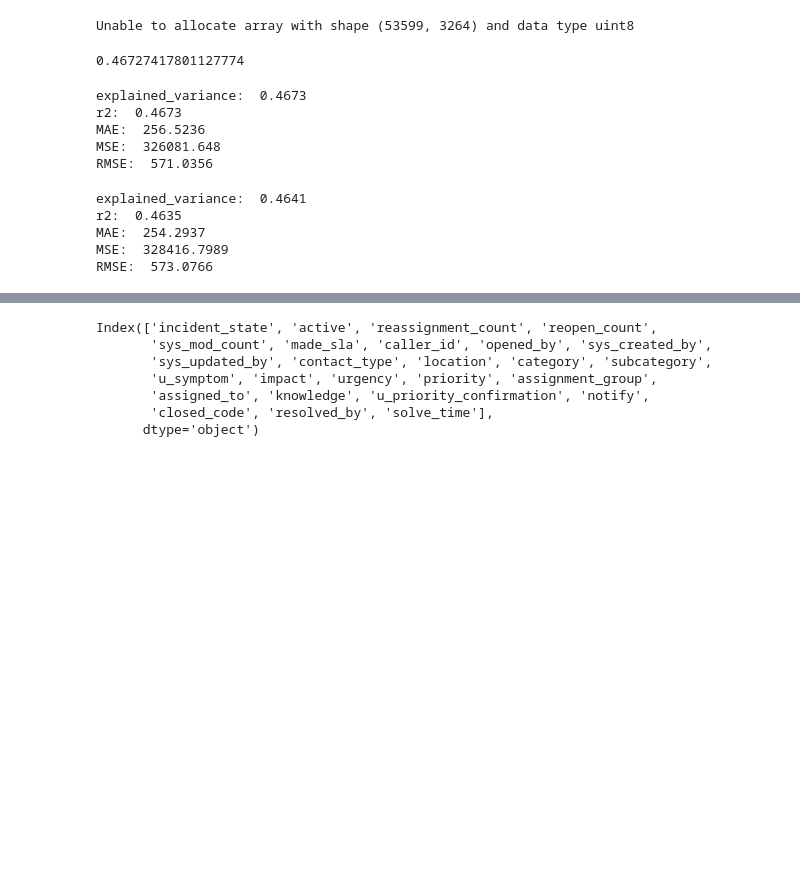
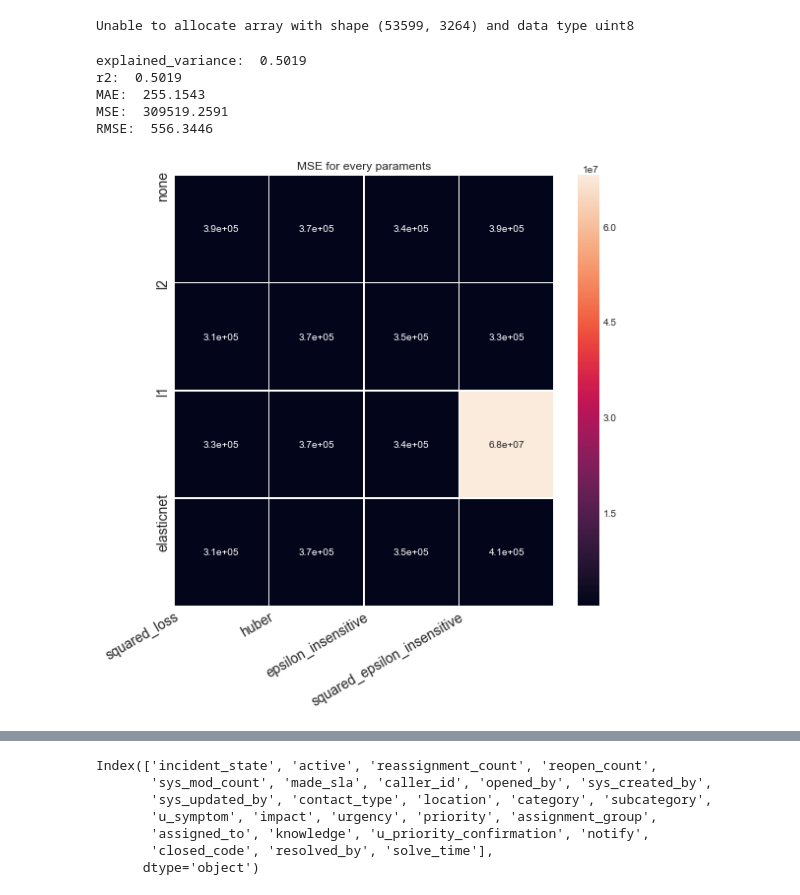
Before and after one commit to chen-assert/MLclass, a Jupyter notebook: project1/pro1.ipynb, the cells around one changed output, grey strips where cells are left out. Drawn from its saved outputs; the diff is of its cells as text; code cells hidden in the pictures; blank space fills up the shorter version.

```diff
--- a/project1/pro1.ipynb
+++ b/project1/pro1.ipynb
@@ -380,45 +399,11 @@ x_train, x_test, y_train, y_test = train_test_split(x_linear_regression, y, test
 from sklearn import linear_model
 linreg = linear_model.LinearRegression()
 reg=linreg.fit(x_train,y_train)
-reg.score(x_test, y_test)
+regression_results(y_test, reg.predict(x_test))
+#comment: the LinearRegression does not have significant parameters to adjust
 # %% [output]
-0.46727417801127774
+explained_variance:  0.5019
+r2:  0.5019
+MAE:  255.1543
+MSE:  309519.2591
+RMSE:  556.3446
-# %%
-import sklearn.metrics as metrics
-def regression_results(y_true, y_pred):
-    # Regression metrics
-    explained_variance=metrics.explained_variance_score(y_true, y_pred)
-    mean_absolute_error=metrics.mean_absolute_error(y_true, y_pred)
-    mse=metrics.mean_squared_error(y_true, y_pred)
-    #mean_squared_log_error=metrics.mean_squared_log_error(y_true, y_pred)
-    median_absolute_error=metrics.median_absolute_error(y_true, y_pred)
-    r2=metrics.r2_score(y_true, y_pred)
-
-    print('explained_variance: ', round(explained_variance,4))
-    #print('mean_squared_log_error: ', round(mean_squared_log_error,4))
-    print('r2: ', round(r2,4))
-    print('MAE: ', round(mean_absolute_error,4))
-    print('MSE: ', round(mse,4))
-    print('RMSE: ', round(np.sqrt(mse),4))
-regression_results(y_test, reg.predict(x_test))
-# %% [output]
-explained_variance:  0.4673
-r2:  0.4673
-MAE:  256.5236
-MSE:  326081.648
-RMSE:  571.0356
-# %%
-#SGDRegressor
-sgdreg=linear_model.SGDRegressor()
-reg2=sgdreg.fit(x_train,y_train)
-reg2.score(x_test, y_test)
-regression_results(y_test, reg2.predict(x_test))
-#comment: after some modifying parament, I found the hyperparament don't have much impact in these two regressors
-#I consider maybe the dropped features still contain lots of information
-#and we shouldn't drop them directly
-# %% [output]
-explained_variance:  0.4641
-r2:  0.4635
-MAE:  254.2937
-MSE:  328416.7989
-RMSE:  573.0766
@@ -424,0 +423,21 @@ RMSE:  573.0766
+# %%
+import seaborn as sns
+harvest_np = np.array(harvest)
+fig, ax = plt.subplots(figsize=(8,8))
+
+ax=sns.heatmap(harvest_np, annot=True,  linewidths=.5)
+# We want to show all ticks...
+ax.set_xticks(np.arange(len(LOSS)))
+ax.set_yticks(np.arange(len(PENALTY)))
+# ... and label them with the respective list entries
+ax.set_xticklabels(LOSS, fontsize=14)
+ax.set_yticklabels(PENALTY, fontsize=14)
+
+#Rotate the tick labels and set their alignment.
+plt.setp(ax.get_xticklabels(), rotation=30, ha="right", rotation_mode="anchor")
+
+ax.set_title("MSE for every paraments")
+fig.tight_layout()
+plt.show()
+# %% [output]
+[figure, added]
```
Also changed, not shown: parts of 28 cells of this notebook, 1 other file.
